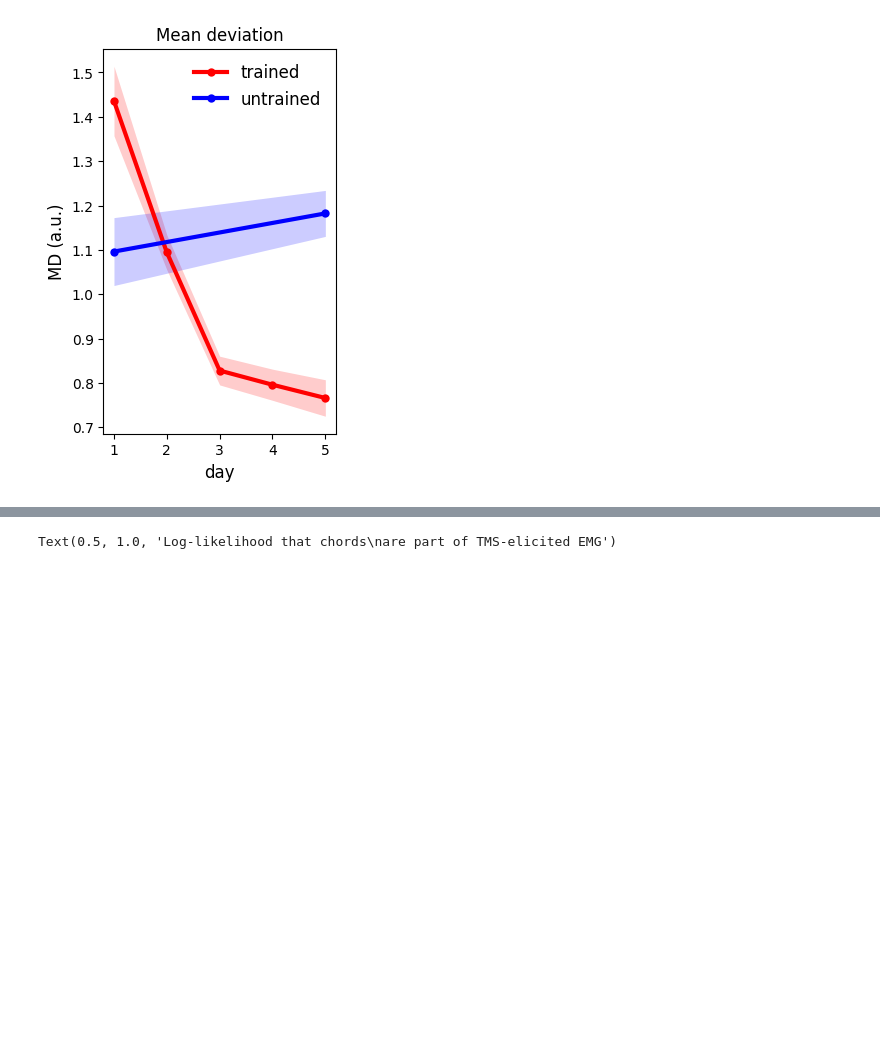
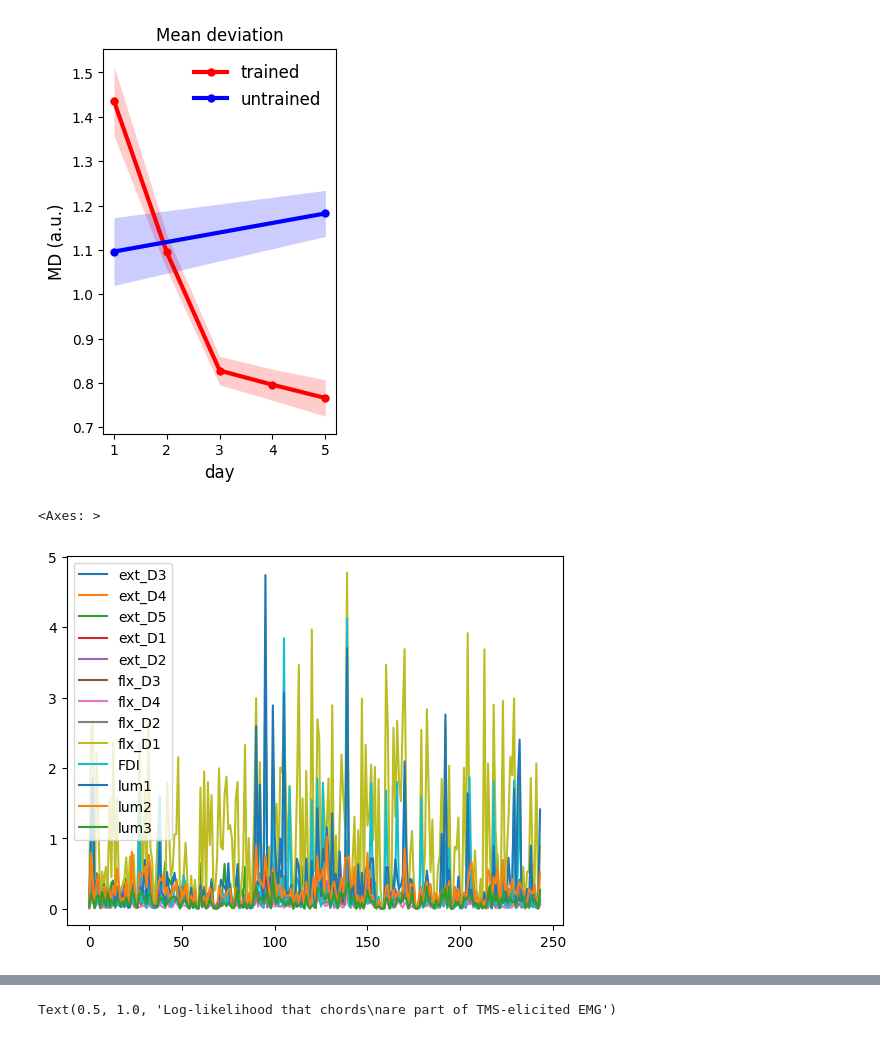
Before and after one commit to mnlmrc/extension-flexion-chords, a Jupyter notebook: notebooks/main.ipynb, the cells around one changed output, grey strips where cells are left out. Drawn from its saved outputs; the diff is of its cells as text; code cells hidden in the pictures; blank space fills up the shorter version.

```diff
--- a/notebooks/main.ipynb
+++ b/notebooks/main.ipynb
@@ -1150,6 +1180,19 @@ axs.set_xlabel('day', fontsize=fontsize)
 # %% [output]
 Text(0.5, 0, 'day')
 [figure]
+# %%
+experiment='efc3'
+session='emgTMS'
+participant_id='subj100'
+fname='mepAmp.tsv'
+day='day1'
+
+mepAmp = pd.read_csv(os.path.join(gl.baseDir, experiment,  session, day, participant_id, 'mepAmp.tsv'), sep='\t')
+
+mepAmp.plot()
+# %% [output]
+<Axes: >
+[figure, added]
 # %%
 from scipy.stats import pearsonr
 
```
Also changed, not shown: parts of 4 cells of this notebook, 2 other files.
